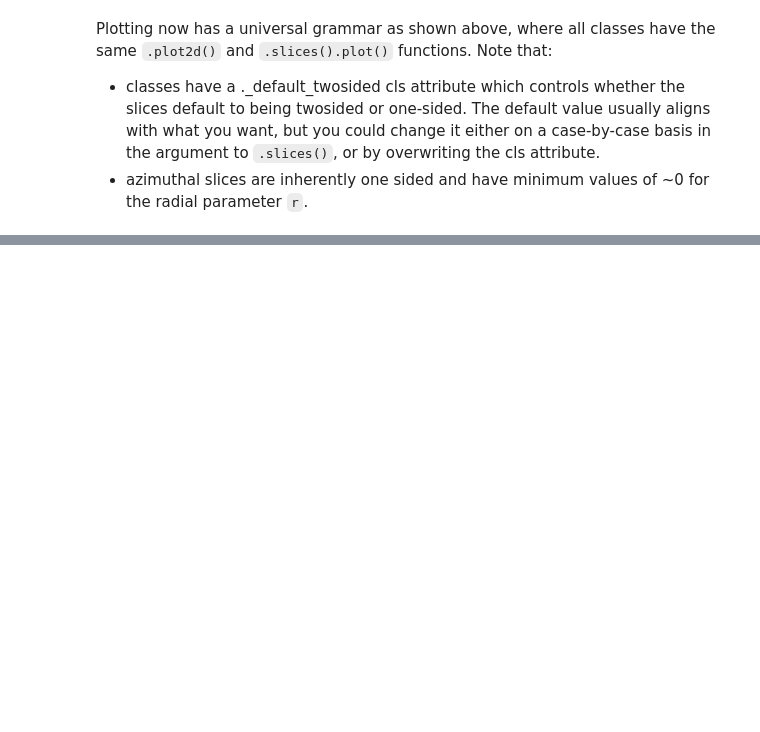
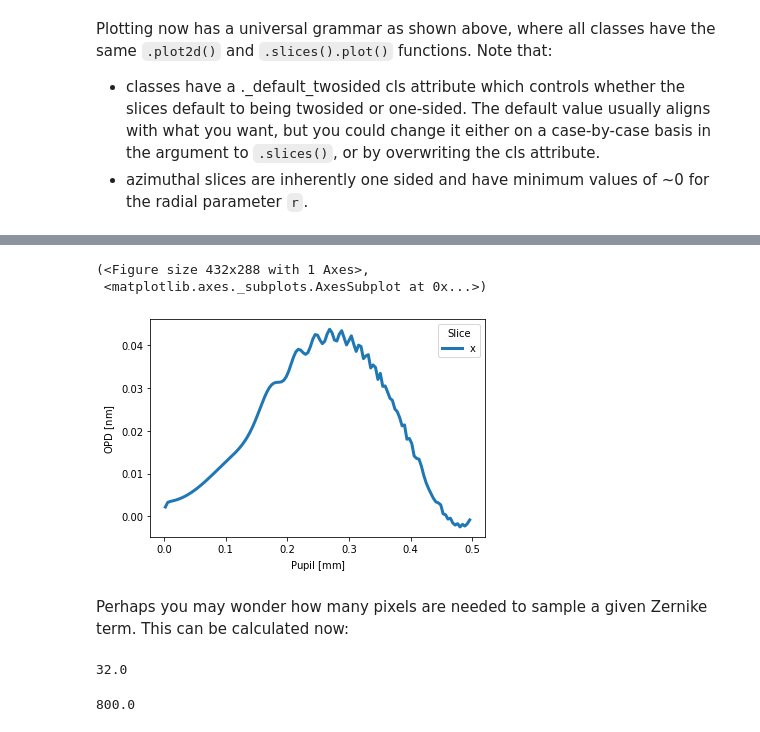
Before and after one commit to brandondube/prysm, a Jupyter notebook: docs/source/releases/Upgrading and a Tour of v0.17.ipynb, the cells around one changed output, grey strips where cells are left out. Drawn from its saved outputs; the diff is of its cells as text; code cells hidden in the pictures; blank space fills up the shorter version.

```diff
--- a/docs/source/releases/Upgrading and a Tour of v0.17.ipynb
+++ b/docs/source/releases/Upgrading and a Tour of v0.17.ipynb
@@ -223,0 +241,21 @@ df[df.Description == 'CULINART GROUP'].Amount.sum()
+# %%
+# some crazy oscillations put in with a 400th order Qbfs term
+# these are 'real' and not a numerical artifact
+pu = QBFSSag(A0=0.01, A1=0.1, A400=1, samples=256)
+pu.slices(twosided=False).plot('x')
+# %% [output]
+(<Figure size 432x288 with 1 Axes>,
+ <matplotlib.axes._subplots.AxesSubplot at 0x...>)
+[figure, added]
+# %% [markdown]
+Perhaps you may wonder how many pixels are needed to sample a given Zernike term.  This can be calculated now:
+# %%
+from prysm.zernike import zero_separation
+
+2 * 1 / zero_separation(n=4)  # primary spherical
+# %% [output]
+32.0
+# %%
+2 * 1 / zero_separation(n=20)  # 20th order spherical
+# %% [output]
+800.0
```
Also changed, not shown: parts of 24 cells of this notebook, 1 other file.
